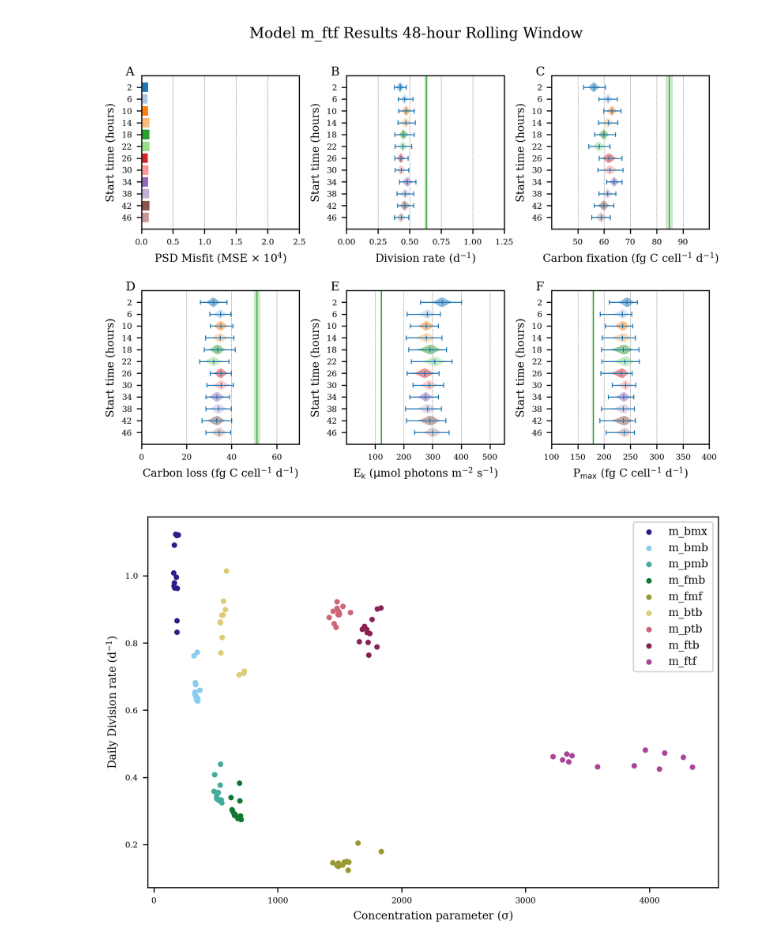
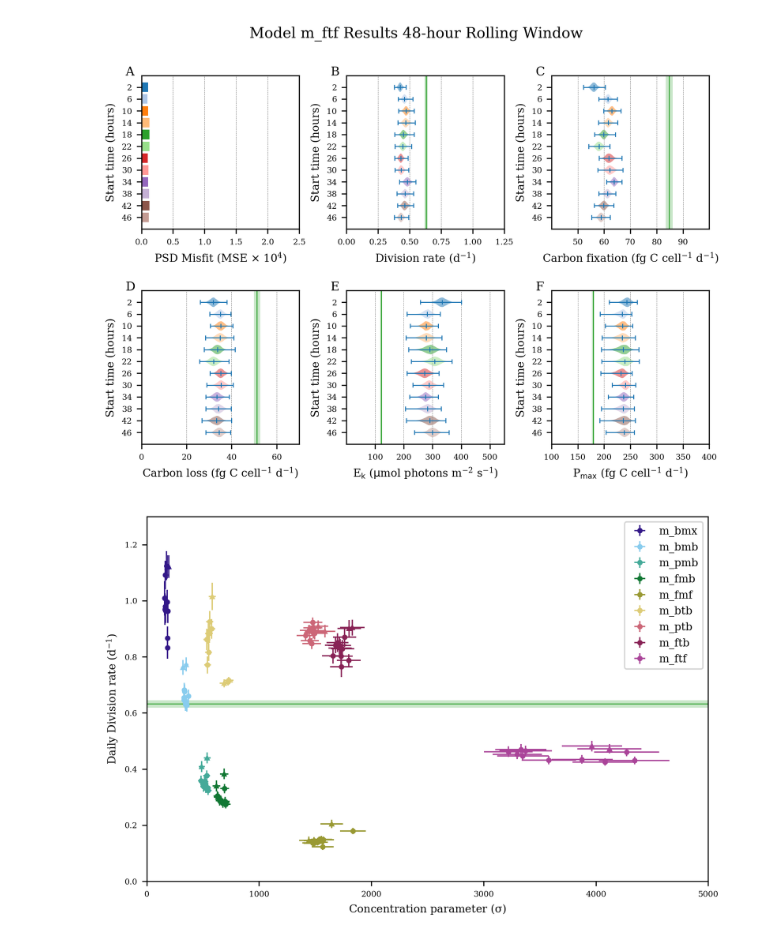
Before and after one commit to CBIOMES/bayesian-matrix-population-model, a Jupyter notebook: notebooks/figures_rolling_window.ipynb, the cells around one changed output. Drawn from its saved outputs; the diff is of its cells as text; code cells hidden in the pictures.

Commit message:
Rolling window figure updates

```diff
--- a/notebooks/figures_rolling_window.ipynb
+++ b/notebooks/figures_rolling_window.ipynb
@@ -624,38 +624,83 @@ for model in models:
 [figure]
 [figure]
 # %%
+# Uncertainty interval coverage
+coverage = 0.68
+lower = (1 - coverage)/2
+upper = 1 - lower
+
 div_means = {}
+div_quant = {}
+div_means_peak = {}
+div_quant_peak = {}
 sigma_means = {}
+sigma_quant = {}
+sigma_means_peak = {}
+sigma_quant_peak = {}
 for model in models:
     div_means[model] = []
+    div_quant[model] = []
+    div_means_peak[model] = []
+    div_quant_peak[model] = []
     sigma_means[model] = []
+    sigma_quant[model] = []
+    sigma_means_peak[model] = []
+    sigma_quant_peak[model] = []
     for window in mcmcs[model].keys():
-        div_means[model].append(np.mean(mcmcs[model][window]['divrate']))
-        sigma_means[model].append(np.mean(mcmcs[model][window]['sigma']))
+        if window == '10' or window == '34':
+            div_means_peak[model].append(np.mean(mcmcs[model][window]['divrate']))
+            div_quant_peak[model].append(np.quantile(mcmcs[model][window]['divrate'],
+                                                     [lower, upper]))
+            sigma_means_peak[model].append(np.mean(mcmcs[model][window]['sigma']))
+            sigma_quant_peak[model].append(np.quantile(mcmcs[model][window]['sigma'],
+                                                       [lower, upper]))
+        else:
+            div_means[model].append(np.mean(mcmcs[model][window]['divrate']))
+            div_quant[model].append(np.quantile(mcmcs[model][window]['divrate'],
+                                                [lower, upper]))
+            sigma_means[model].append(np.mean(mcmcs[model][window]['sigma']))
+            sigma_quant[model].append(np.quantile(mcmcs[model][window]['sigma'],
+                                                  [lower, upper]))
 
 fig = plt.figure(figsize=(7.5,5))
 
 # Color blind-friendly model color coding scheme
 color_palette = {
     'm_bmx': (51/255, 24/255, 136/255),
     'm_bmb': (136/255, 204/255, 238/255),
     'm_pmb': (68/255, 170/255, 153/255),
     'm_fmb': (17/255, 119/255, 51/255),
     'm_fmf': (153/255, 153/255, 51/255),
     'm_btb': (221/255, 204/255, 119/255),
     'm_ptb': (204/255, 102/255, 119/255),
     'm_ftb': (136/255, 34/255, 85/255),
     'm_ftf': (170/255, 68/255, 153/255),
 }
 
 for model in models:
-    plt.scatter(sigma_means[model], div_means[model], color=color_palette[model])
+    plt.xlim(0, 5000)
+    plt.ylim(0, 1.3)
+    plt.errorbar(sigma_means[model], div_means[model],
+                 yerr=np.abs(np.asarray(div_quant[model]).T - np.asarray(div_means[model])),
+                 xerr=np.abs(np.asarray(sigma_quant[model]).T - np.asarray(sigma_means[model])),
+                 color=color_palette[model], fmt='o', lw=1)
 plt.xlabel('Concentration parameter ($\sigma$)')
 plt.ylabel('Daily Division rate (d$^{-1}$)')
 plt.legend(models)
+for model in models:
+    plt.xlim(0, 5000)
+    plt.ylim(0, 1.3)
+    plt.errorbar(sigma_means_peak[model], div_means_peak[model],
+                 yerr=np.abs(np.asarray(div_quant_peak[model]).T - np.asarray(div_means_peak[model])),
+                 xerr=np.abs(np.asarray(sigma_quant_peak[model]).T - np.asarray(sigma_means_peak[model])),
+                 color=color_palette[model], marker='^', fmt='o', lw=1)
+plt.axhline(ground_truth['dailydivision'], color=truth_color, lw=truth_lw)
+plt.axhspan(ground_truth['dailydivision']-ground_truth['dailydivision_sd'],
+            ground_truth['dailydivision']+ground_truth['dailydivision_sd'],
+            facecolor='tab:green', alpha=truth_alpha)
 if save_plots:
     plt.savefig('../figures/rollingwindow_concentration.pdf', bbox_inches='tight', dpi=300)
 plt.show()
-plt.close()
+plt.close('all')
 # %% [output]
-[figure, old version]
+[figure, new version]
```
Also changed, not shown: 10 other files.
